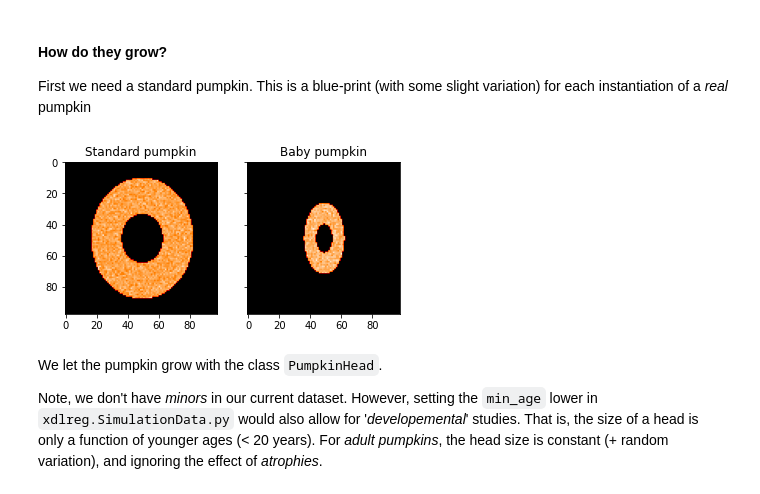
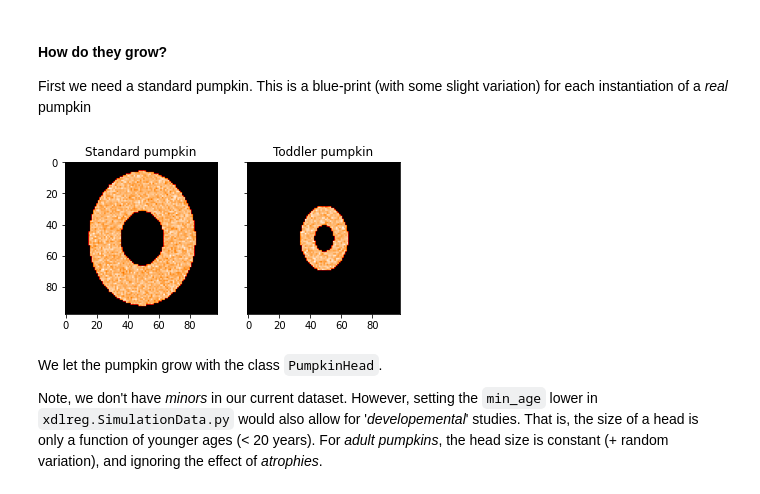
Before and after one commit to SHEscher/XDLreg, a Jupyter notebook: jupyter notebook/LRP4RegressionSimulation.ipynb, the cells around one changed output. Cells and saved outputs as stored; diff of their text form; code cells hidden in the pictures.

```diff
--- a/jupyter notebook/LRP4RegressionSimulation.ipynb
+++ b/jupyter notebook/LRP4RegressionSimulation.ipynb
@@ -125,21 +127,21 @@ Image.shape: (98, 98)
 #### How do they grow?
 First we need a standard pumpkin. This is a blue-print (with some slight variation) for each instantiation of a *real* pumpkin
 # %%
-# print(inspect.getsource(make_pumpkin))
+# print(inspect.getsource(make_pumpkin))  # explore the function behind the pumpkin blueprint
 
 # Create standard pumpkin
 standard_pumpkin = make_pumpkin(age=66)
-standard_baby_pumpkin = make_pumpkin(age=2)
+standard_pumpkin_toddler = make_pumpkin(age=2)
 
 # Plot it
 f, (ax1, ax2) = plt.subplots(1, 2, sharey=True)
 ax1.imshow(standard_pumpkin, cmap="gist_heat")
 ax1.set_title("Standard pumpkin")
-ax2.imshow(standard_baby_pumpkin, cmap="gist_heat")
-ax2.set_title("Baby pumpkin")
+ax2.imshow(standard_pumpkin_toddler, cmap="gist_heat")
+ax2.set_title("Toddler pumpkin")
 plt.show()
 # %% [output]
-[figure, old version]
+[figure, new version]
 # %% [markdown]
 We let the pumpkin grow with the class `PumpkinHead`.
 
```
Also changed, not shown: parts of 26 cells of this notebook, 4 other files.
